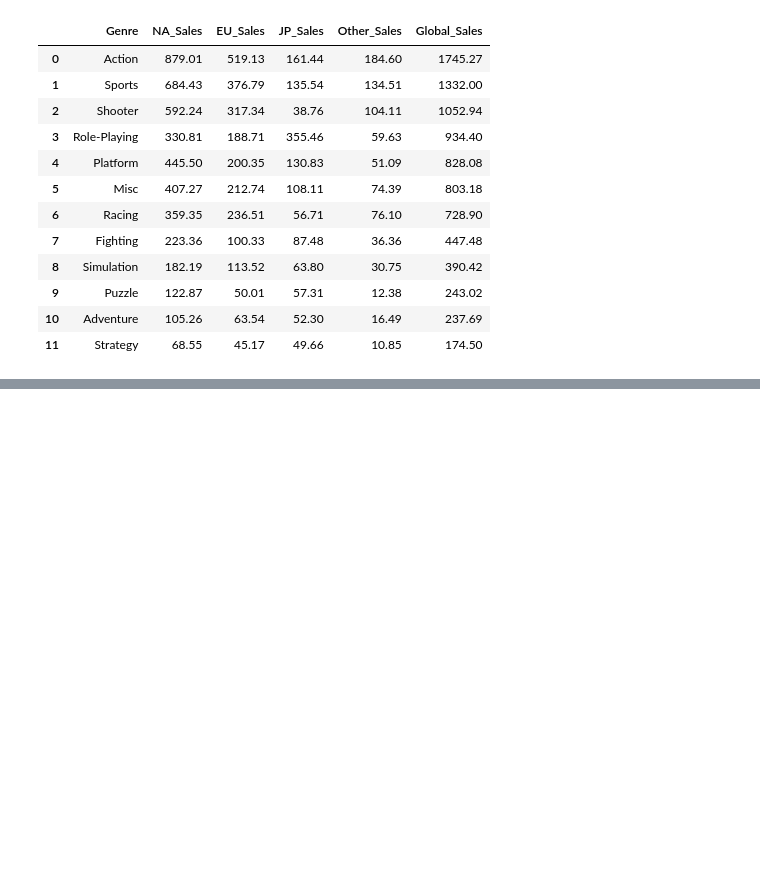
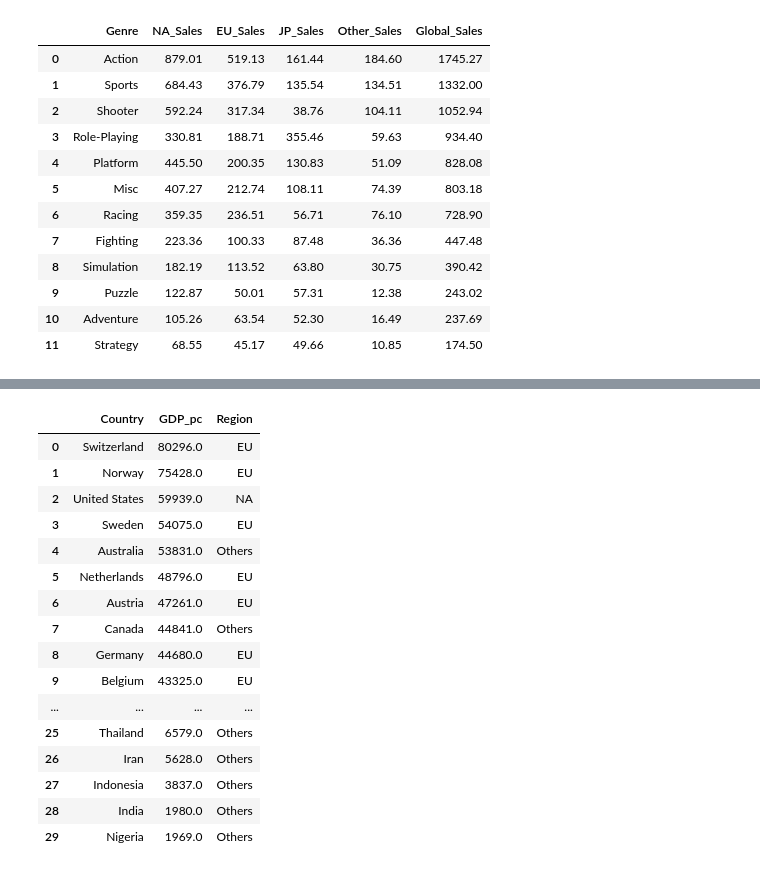
Before and after one commit to maliackgoz/py4ds-notes, a Jupyter notebook: Assignments/Assignment2/Dashboard.ipynb, the cells around one changed output, grey strips where cells are left out. Cells and saved outputs as stored; diff of their text form; code cells hidden in the pictures; blank space fills up the shorter version.

```diff
--- a/Assignments/Assignment2/Dashboard.ipynb
+++ b/Assignments/Assignment2/Dashboard.ipynb
@@ -248,0 +251,3 @@ fig.show()
+# %%
+gdp_df = pd.read_csv("./GDP_by_Country_2017.csv")
+gdp_df = gdp_df.drop(["Index"], axis=1)
@@ -248,0 +256,2 @@ fig.show()
+# %%
+gdp_df = gdp_df[["Country", "GDP_pc"]].head(30)
@@ -248,0 +260,8 @@ fig.show()
+# %%
+gdp_df["GDP_pc"] = gdp_df["GDP_pc"].map(lambda x: x.lstrip('$'))
+gdp_df["GDP_pc"] = gdp_df["GDP_pc"].str.replace(',', '')
+gdp_df["GDP_pc"] = gdp_df["GDP_pc"].astype(float)
+
+gdp_df = gdp_df.sort_values(by=["GDP_pc"], ascending=False).reset_index().drop(["index"], axis=1)
+
+gdp_df
@@ -248,0 +286,24 @@ fig.show()
+# %%
+region = ["EU", "EU", "NA", "EU", "Others", "EU", "EU", "Others", "EU", "EU", "Others", "EU", "EU", "Japan", "EU", "Others", "EU", "Others", "Others", "EU", "Others", "Others", "Others", "Others", "Others", "Others", "Others", "Others", "Others", "Others"]
+
+gdp_df["Region"] = region
+
+gdp_df
+# %% [output]
+|  | Country | GDP_pc | Region |
+| 0 | Switzerland | 80296.0 | EU |
+| 1 | Norway | 75428.0 | EU |
+| 2 | United States | 59939.0 | NA |
+| 3 | Sweden | 54075.0 | EU |
+| 4 | Australia | 53831.0 | Others |
+| 5 | Netherlands | 48796.0 | EU |
+| 6 | Austria | 47261.0 | EU |
+| 7 | Canada | 44841.0 | Others |
+| 8 | Germany | 44680.0 | EU |
+| 9 | Belgium | 43325.0 | EU |
+| ... | ... | ... | ... |
+| 25 | Thailand | 6579.0 | Others |
+| 26 | Iran | 5628.0 | Others |
+| 27 | Indonesia | 3837.0 | Others |
+| 28 | India | 1980.0 | Others |
+| 29 | Nigeria | 1969.0 | Others |
```
Also changed, not shown: parts of 5 cells of this notebook, 3 other files.
